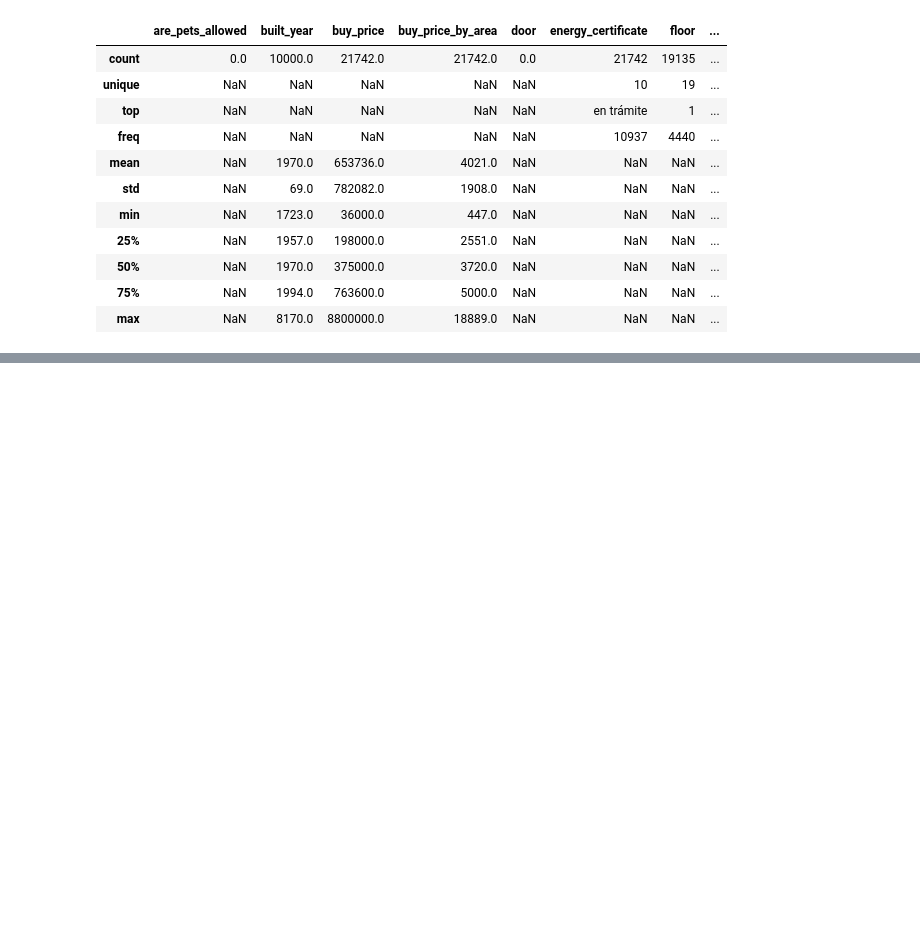
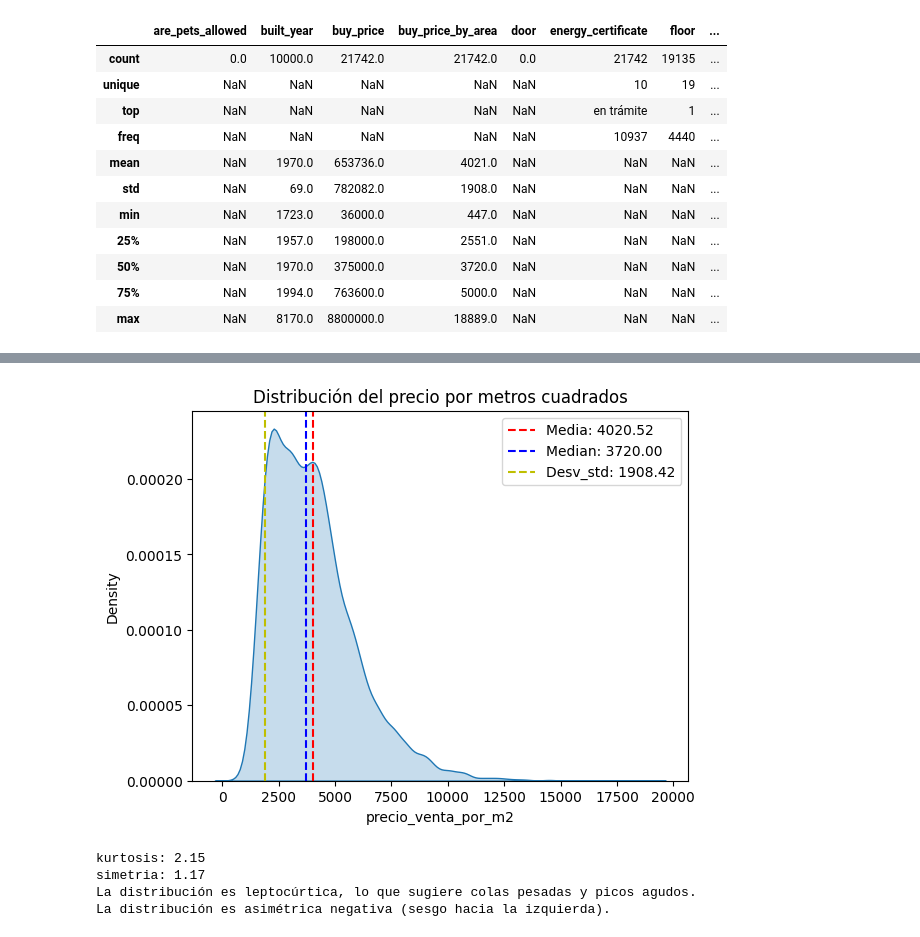
Before and after one commit to mariaortizz/EDA_Viviendas_Madrid, a Jupyter notebook: src/notebook.ipynb, the cells around one changed output, grey strips where cells are left out. Saved outputs shown, nothing was run; the diff lists cells and outputs as text; code cells hidden in the pictures; blank space fills up the shorter version.

```diff
--- a/src/notebook.ipynb
+++ b/src/notebook.ipynb
@@ -57,0 +208,17 @@ NameError: name 'pd' is not defined
+# %%
+'''ya guardé un csv con el dataframe ejecutado pero el utils esta la función con la que obtuve esa información'''
+df_coordenadas = pd.read_csv('.\data\df_coordenadas.csv', index_col= 'Unnamed: 0')
+# %%
+df = f.rellenar_columnas_F(df)
+df = f.rellenar_annios_nulos_necesitan_reforma(df)
+df = f.rellenar_annios_nulos_no_necesitan_reforma(df)
+df = f.rellenar_pisos_nulos(df)
+df = f.rellenar_bajos_nulos(df)
+df = f.sacar_metros_cuadrados_nuevos(df)
+df = f.rellenar_exterior(df)
+df = f.rellenar_tipo_inmueble(df)
+df = f.rellenar_bannos_nulos(df)
+df = f.determinacion_zonas(df)
+df = pd.merge(df,df_coordenadas, on= 'ubicacion')
+
+df.head()
@@ -57,0 +252,8 @@ NameError: name 'pd' is not defined
+# %%
+f.grafico_variable_ppal(df)
+# %% [output]
+[figure, added]
+kurtosis: 2.15
+simetria: 1.17
+La distribución es leptocúrtica, lo que sugiere colas pesadas y picos agudos.
+La distribución es asimétrica negativa (sesgo hacia la izquierda).
```
Also changed, not shown: parts of 23 cells of this notebook, 1 other file.
